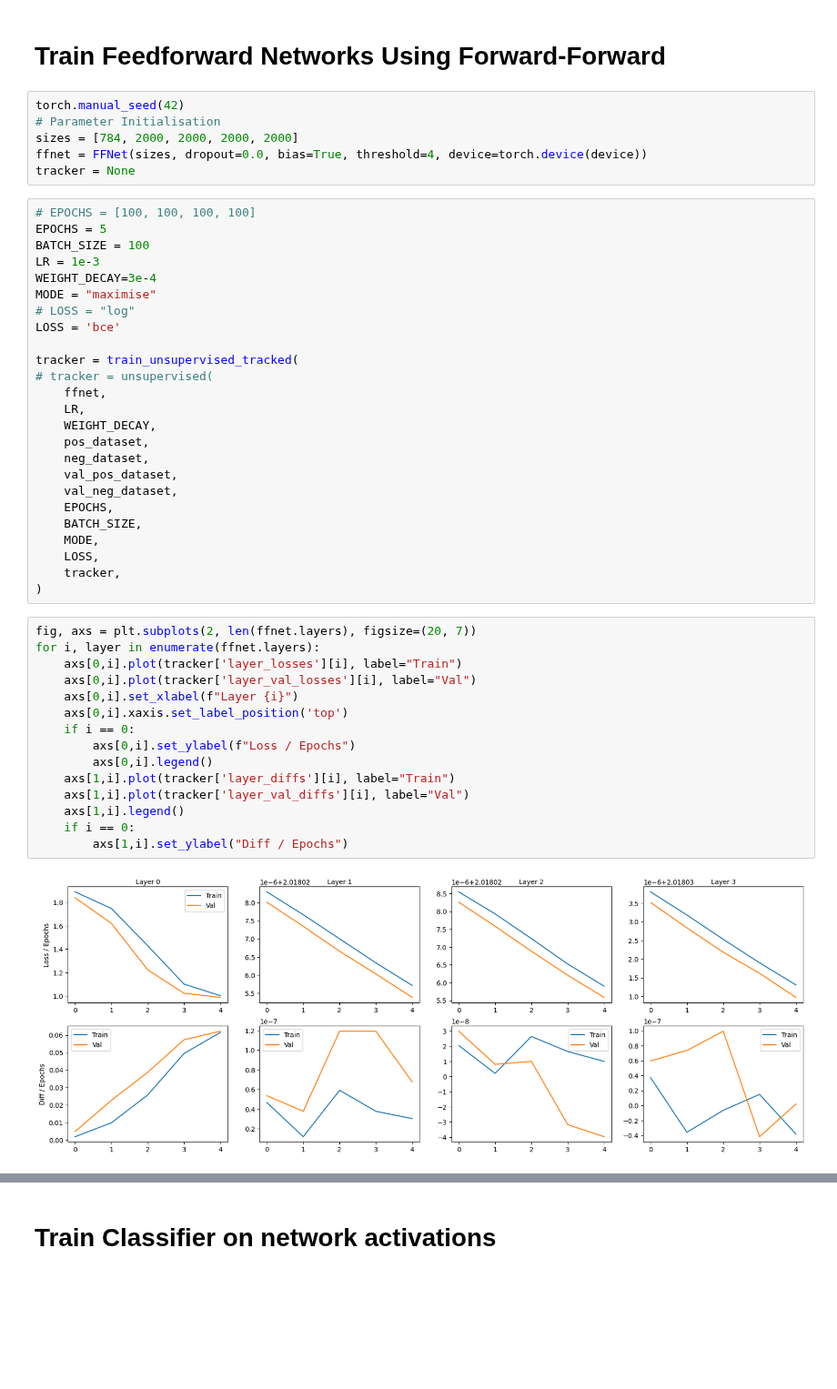
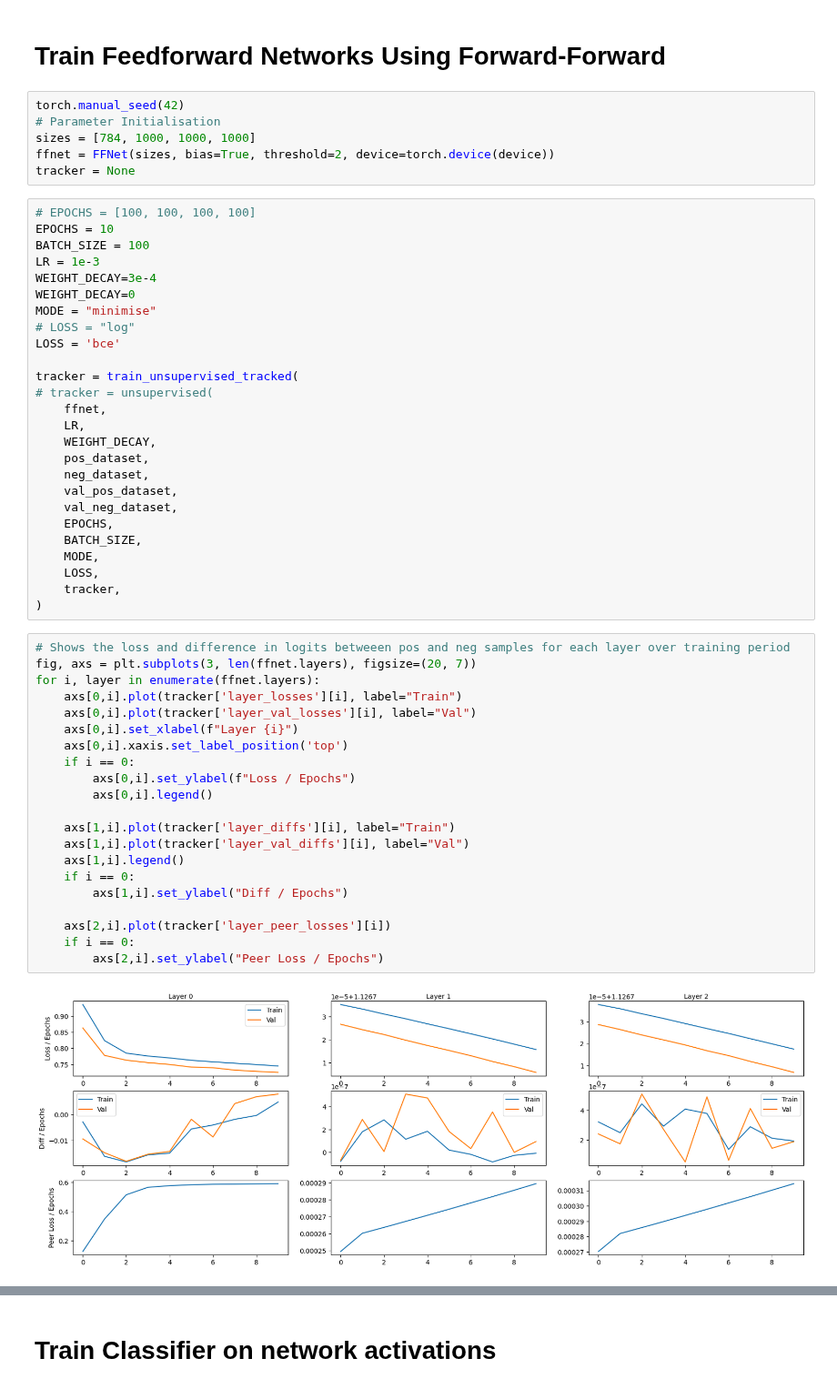
Before and after one commit to joeagriffith/ml-learning, a Jupyter notebook: Deep_Learning/Experimental/Forward_Forward/mnist.ipynb, the cells around one changed output, grey strips where cells are left out. Shown at 91% size. Drawn from its saved outputs; the diff is of its cells as text; blank space fills up the shorter version.

Commit message:
added peer normalisation

```diff
--- a/Deep_Learning/Experimental/Forward_Forward/mnist.ipynb
+++ b/Deep_Learning/Experimental/Forward_Forward/mnist.ipynb
@@ -54,16 +54,17 @@ Loaded MNIST with 48000 samples
 # %%
 torch.manual_seed(42)
 # Parameter Initialisation
-sizes = [784, 2000, 2000, 2000, 2000]
-ffnet = FFNet(sizes, dropout=0.0, bias=True, threshold=4, device=torch.device(device))
+sizes = [784, 1000, 1000, 1000]
+ffnet = FFNet(sizes, bias=True, threshold=2, device=torch.device(device))
 tracker = None
 # %%
 # EPOCHS = [100, 100, 100, 100]
-EPOCHS = 5
+EPOCHS = 10
 BATCH_SIZE = 100
 LR = 1e-3
 WEIGHT_DECAY=3e-4
-MODE = "maximise"
+WEIGHT_DECAY=0
+MODE = "minimise"
 # LOSS = "log"
 LOSS = 'bce'
 
@@ -83,22 +84,28 @@ tracker = train_unsupervised_tracked(
     tracker,
 )
 # %%
-fig, axs = plt.subplots(2, len(ffnet.layers), figsize=(20, 7))
+# Shows the loss and difference in logits betweeen pos and neg samples for each layer over training period
+fig, axs = plt.subplots(3, len(ffnet.layers), figsize=(20, 7))
 for i, layer in enumerate(ffnet.layers):
     axs[0,i].plot(tracker['layer_losses'][i], label="Train")
     axs[0,i].plot(tracker['layer_val_losses'][i], label="Val")
     axs[0,i].set_xlabel(f"Layer {i}")
     axs[0,i].xaxis.set_label_position('top')
     if i == 0:
         axs[0,i].set_ylabel(f"Loss / Epochs")
         axs[0,i].legend()
+
     axs[1,i].plot(tracker['layer_diffs'][i], label="Train")
     axs[1,i].plot(tracker['layer_val_diffs'][i], label="Val")
     axs[1,i].legend()
     if i == 0:
         axs[1,i].set_ylabel("Diff / Epochs")
+
+    axs[2,i].plot(tracker['layer_peer_losses'][i])
+    if i == 0:
+        axs[2,i].set_ylabel("Peer Loss / Epochs")
 # %% [output]
-[figure, old version]
+[figure, new version]
 # %%
 fig, axs = plt.subplots(2, len(ffnet.layers), figsize=(20, 8))
 for i in range(len(ffnet.layers)):
```
Also changed, not shown: parts of 7 cells of this notebook, 2 other files.
